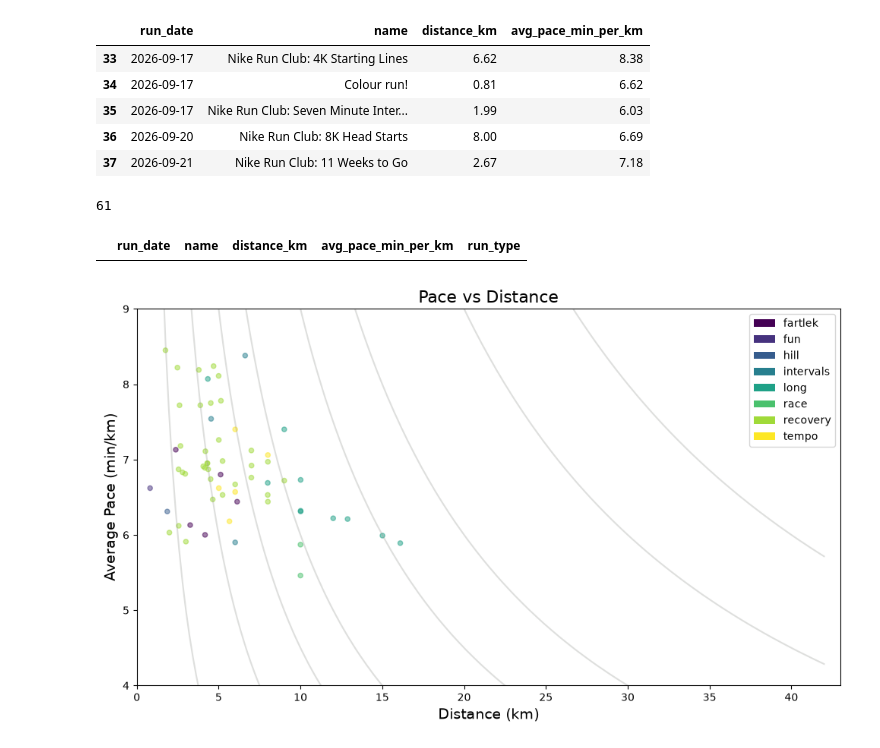
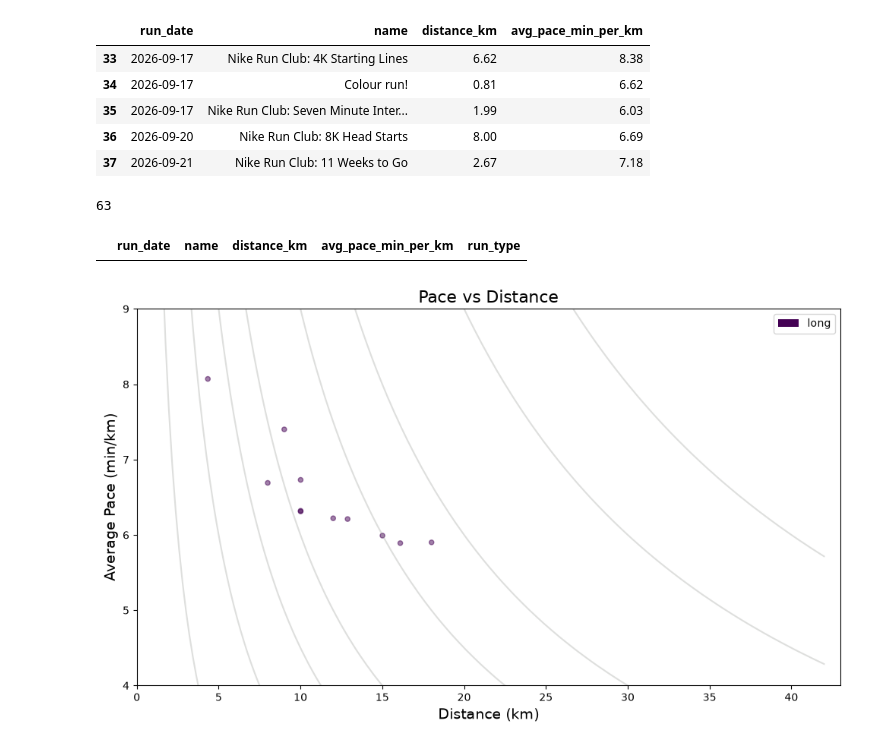
Before and after one commit to BKirkpatrick/running, a Jupyter notebook: pace-distance-scatter.ipynb, the cells around one changed output. Drawn from its saved outputs; the diff is of its cells as text; code cells hidden in the pictures.

Commit message:
updates to plot

```diff
--- a/pace-distance-scatter.ipynb
+++ b/pace-distance-scatter.ipynb
@@ -94,7 +94,7 @@ run_types['2026-10-31'] = "long"
 run_types['2026-11-02'] = "recovery"
 run_types['2026-11-04'] = "fartlek"
 run_types['2026-11-05'] = "recovery"
-#run_types['2026-11-08'] = "long"
+run_types['2026-11-08'] = "long"
 # %%
 run_types_list = []
 for key, value in run_types.items():
@@ -102,7 +102,7 @@ for key, value in run_types.items():
 # %%
 len(run_types_list)
 # %% [output]
-61
+63
 # %%
 data["run_type"] = run_types_list
 # %%
@@ -119,18 +119,18 @@ for minutes in (15, 30, 45, 60, 90, 120, 180, 240):
 # %%
 fig,ax = plt.subplots(1, 1, figsize=(10,6), dpi=100)
 #ax.scatter(data['distance_km'], data['avg_pace_min_per_km'], alpha=0.5)
-data.plot.scatter(x='distance_km', y='avg_pace_min_per_km', c='run_type', colormap='viridis', alpha=0.5, ax=ax)
+data[data["run_type"] == "long"].plot.scatter(x='distance_km', y='avg_pace_min_per_km', c='run_type', colormap='viridis', alpha=0.5, ax=ax)
 
 for i, j in enumerate(paces):
     ax.plot(d, j, c='xkcd:gray', linestyle='-', alpha=0.3)
 
 ax.set_xlabel('Distance (km)', fontsize=14)
 ax.set_ylabel('Average Pace (min/km)', fontsize=14)
 ax.set_title('Pace vs Distance', fontsize=16)
 
 ax.set_xlim(0, 43)
 ax.set_ylim(4, 9)
 
 fig.tight_layout();
 # %% [output]
-[figure, old version]
+[figure, new version]
```
Also changed, not shown: parts of 2 cells of this notebook.
